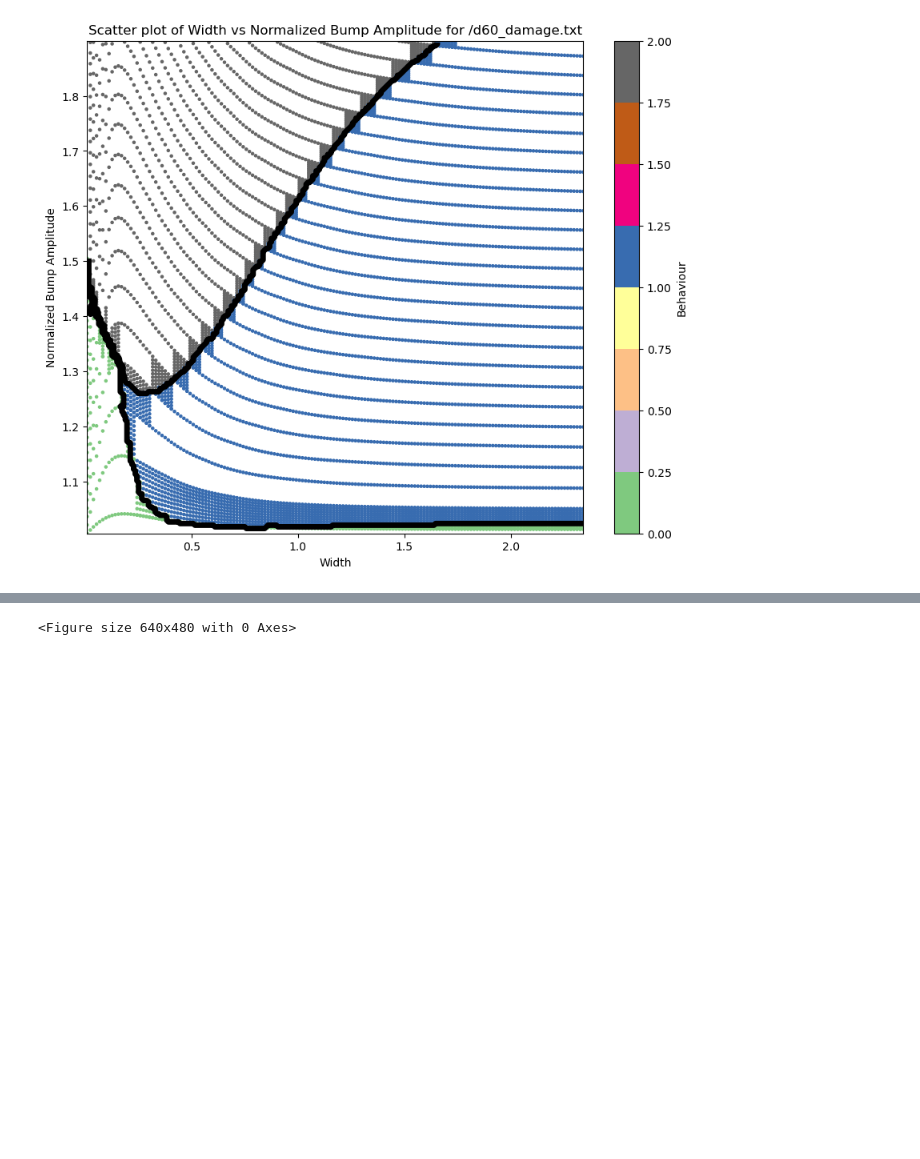
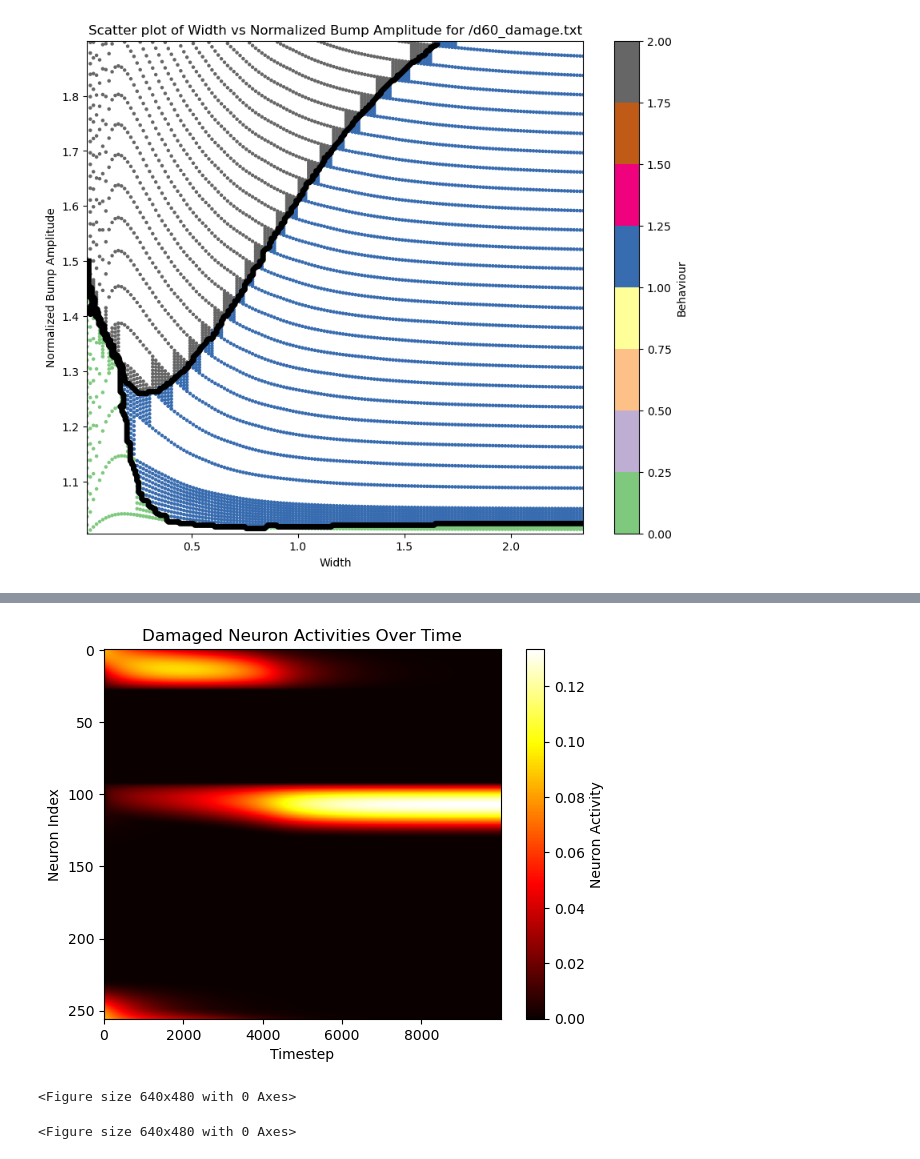
Before and after one commit to CEBangu/RingAttractor, a Jupyter notebook: ring_attractor/plotting.ipynb, the cells around one changed output, grey strips where cells are left out. Drawn from its saved outputs; the diff is of its cells as text; code cells hidden in the pictures; blank space fills up the shorter version.

```diff
--- a/ring_attractor/plotting.ipynb
+++ b/ring_attractor/plotting.ipynb
@@ -90,3 +90,17 @@ plt.show()
+# %%
+#NB! FOR CLI ITS AMPLITUDE THEN WIDTH
+# Load neuron activity data
+data2 = np.loadtxt("/Users/ciprianbangu/Cogmaster/S3/Theoretical Neuroscience/presentation/RingAttractor/ring_attractor/build/src/single_run_activity.dat")
+
+# Plot neuron activity over time
+plt.imshow(data2.T, aspect="auto", cmap="hot")
+plt.colorbar(label="Neuron Activity")
+plt.xlabel("Timestep")
+plt.ylabel("Neuron Index")
+plt.title("Damaged Neuron Activities Over Time")
+plt.show()
+# %% [output]
+[figure, added]
 # %%
 from matplotlib.animation import FFMpegWriter
 
@@ -100,3 +114,14 @@ with writer.saving(fig, 'neurons.mp4', 100):
         plt.clf()
 # %% [output]
 <Figure size 640x480 with 0 Axes>
+# %%
+metadata = dict(title='Movie', artist='Ciprian')
+writer = FFMpegWriter(fps=500, metadata=metadata)
+fig = plt.figure()
+with writer.saving(fig, 'normal_neurons_90_0.515750_2.3415.mp4', 100):
+    for i in range(5500):
+        plt.plot(data[i])
+        writer.grab_frame()
+        plt.clf()
+# %% [output]
+<Figure size 640x480 with 0 Axes>
```
Also changed, not shown: parts of 4 cells of this notebook, 3 other files.
